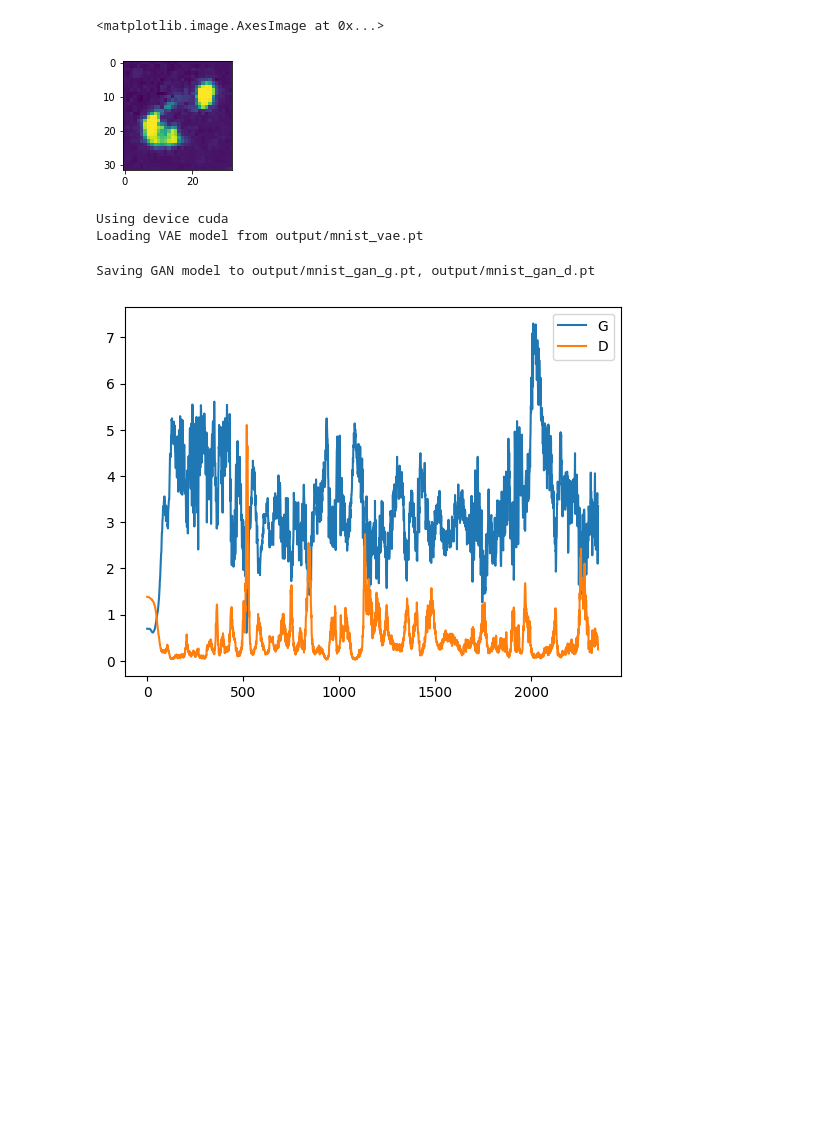
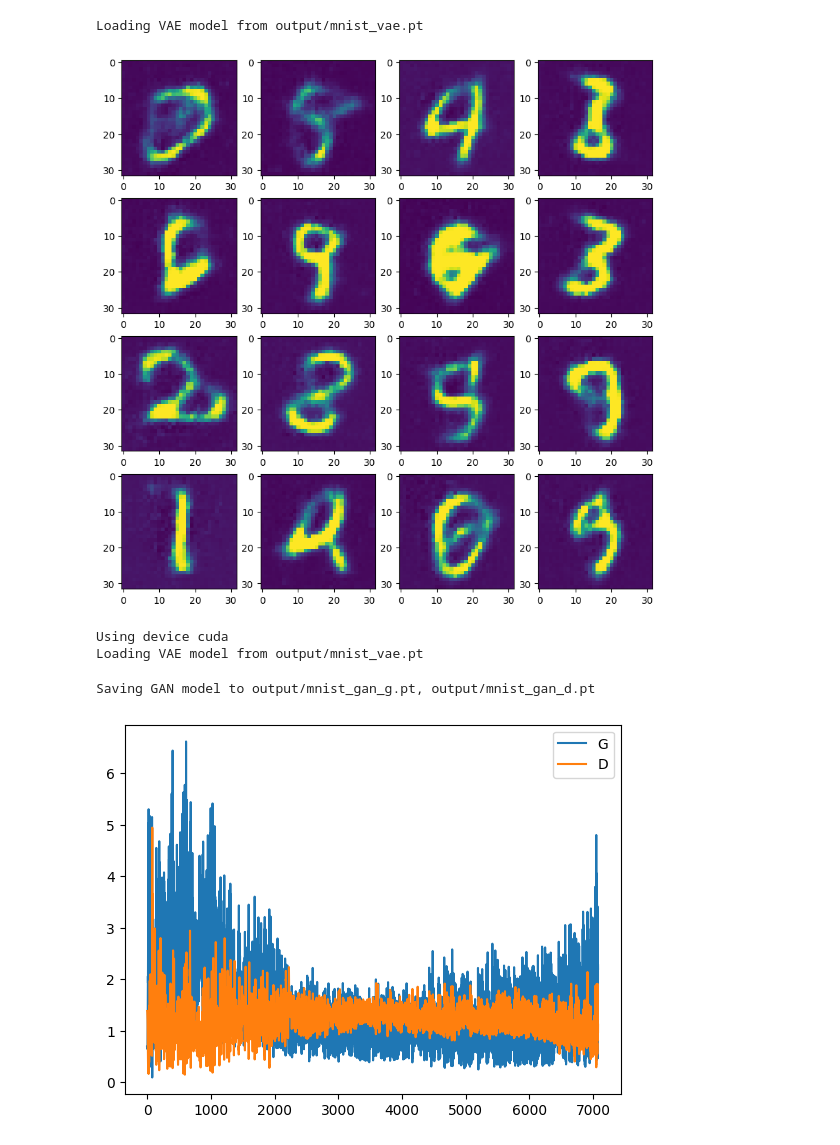
Before and after one commit to vildhet/id-gan, a Jupyter notebook: train_mnist.ipynb, the cells around one changed output. Saved outputs shown, nothing was run; the diff lists cells and outputs as text; code cells hidden in the pictures; blank space fills up the shorter version.

```diff
--- a/train_mnist.ipynb
+++ b/train_mnist.ipynb
@@ -55,16 +15,22 @@ Loading VAE model from output/mnist_vae.pt
-# %%
-img = vae.sample(1)[0].numpy().transpose(1, 2, 0)
-
-plt.figure(figsize=(2, 2))
-plt.imshow(img)
-# %% [output]
-<matplotlib.image.AxesImage at 0x...>
-[figure, removed]
+# %%
+vae = id_gan.load_vae("mnist")
+
+with torch.no_grad():
+    images = vae.sample(16)
+
+plt.figure(figsize=(10, 10))
+for ind, image in enumerate(images):
+    plt.subplot(4, 4, ind+1)
+    plt.imshow(image[0].numpy())
+plt.show()
+# %% [output]
+Loading VAE model from output/mnist_vae.pt
+[figure, added]
 # %%
 import id_gan
 import matplotlib.pyplot as plt
 
-results = id_gan.train_gan("mnist", epochs=10, batch_size=256)
+results = id_gan.train_gan("mnist", epochs=60, num_workers=8, batch_size=512)
 
 plt.plot(results["loss_g"], label="G")
 plt.plot(results["loss_d"], label="D")
@@ -74,5 +40,5 @@ plt.show()
 Using device cuda
 Loading VAE model from output/mnist_vae.pt
 Saving GAN model to output/mnist_gan_g.pt, output/mnist_gan_d.pt
-[figure, old version]
+[figure, new version]
 # %%
```
Also changed, not shown: parts of 7 cells of this notebook, 3 other files.
